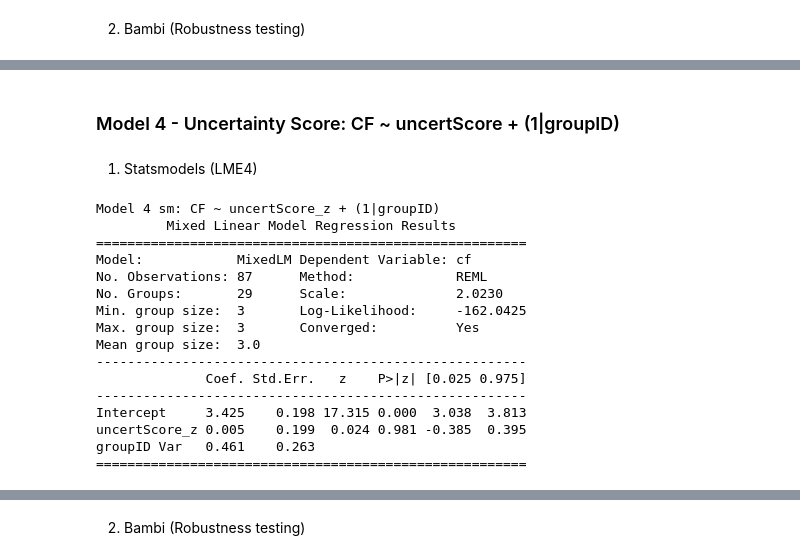
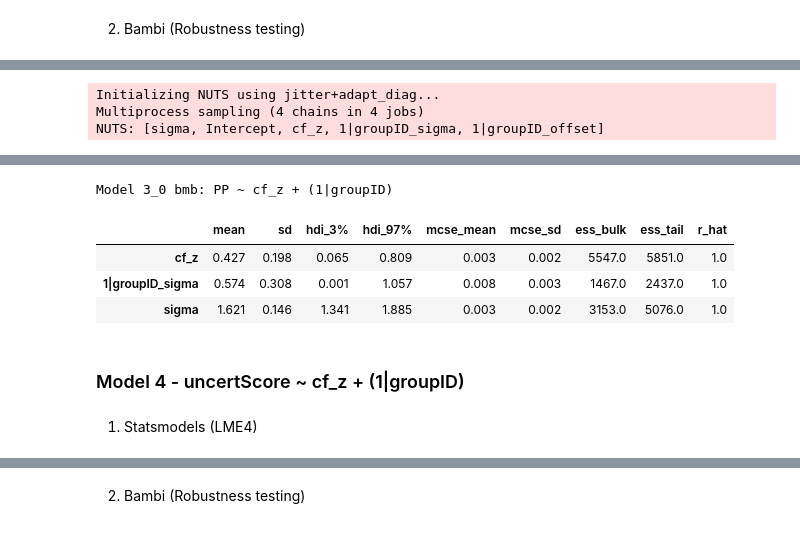
Before and after one commit to elvisortegafi/MultilevelAnalysis-RetrospectiveConfidencePerformance, a Jupyter notebook: confidence_performance_perception_uncertainty_score_SCR.ipynb, the cells around one changed output, grey strips where cells are left out. Drawn from its saved outputs; the diff is of its cells as text; code cells hidden in the pictures.

```diff
--- a/confidence_performance_perception_uncertainty_score_SCR.ipynb
+++ b/confidence_performance_perception_uncertainty_score_SCR.ipynb
@@ -1607,0 +1401,22 @@ Model 3 pp within-between bmb: CF ~ pp_within_z + pp_between_z + (1|groupID)
+# %%
+model3_0_bmb  = bmb.Model(
+    "pp ~ cf_z + (1|groupID)",
+    data=dat_model,
+    family="gaussian"
+)
+
+idata_model3_0_bmb = model3_0_bmb.fit(
+    draws=2000,
+    tune=2000,
+    chains=4,
+    cores=4,
+    random_seed=123,
+    target_accept=0.99
+)
+
+print("Model 3_0 bmb: PP ~ cf_z + (1|groupID)")
+az.summary(idata_model3_0_bmb, var_names=["cf_z", "1|groupID_sigma", "sigma"])
+# %% [output]
+Initializing NUTS using jitter+adapt_diag...
+Multiprocess sampling (4 chains in 4 jobs)
+NUTS: [sigma, Intercept, cf_z, 1|groupID_sigma, 1|groupID_offset]
@@ -1608,31 +1426,9 @@ Model 3 pp within-between bmb: CF ~ pp_within_z + pp_between_z + (1|groupID)
+Model 3_0 bmb: PP ~ cf_z + (1|groupID)
+|  | mean | sd | hdi_3% | hdi_97% | mcse_mean | mcse_sd | ess_bulk | ess_tail | r_hat |
+| cf_z | 0.427 | 0.198 | 0.065 | 0.809 | 0.003 | 0.002 | 5547.0 | 5851.0 | 1.0 |
+| 1|groupID_sigma | 0.574 | 0.308 | 0.001 | 1.057 | 0.008 | 0.003 | 1467.0 | 2437.0 | 1.0 |
+| sigma | 1.621 | 0.146 | 1.341 | 1.885 | 0.003 | 0.002 | 3153.0 | 5076.0 | 1.0 |
 # %% [markdown]
-### Model 4 - Uncertainty Score: CF ~ uncertScore + (1|groupID)
+### Model 4 - uncertScore ~ cf_z + (1|groupID)
 # %% [markdown]
 1. Statsmodels (LME4)
-# %%
-model4_sm = sm.MixedLM.from_formula(
-    "cf ~ uncertScore_z",
-    groups="groupID",
-    re_formula="1",
-    data=dat_model
-)
-result4_sm = model4_sm.fit(reml=True, method="lbfgs")
-print("Model 4 sm: CF ~ uncertScore_z + (1|groupID)")
-print(result4_sm.summary())
-# %% [output]
-Model 4 sm: CF ~ uncertScore_z + (1|groupID)
-         Mixed Linear Model Regression Results
-=======================================================
-Model:            MixedLM Dependent Variable: cf
-No. Observations: 87      Method:             REML
-No. Groups:       29      Scale:              2.0230
-Min. group size:  3       Log-Likelihood:     -162.0425
-Max. group size:  3       Converged:          Yes
-Mean group size:  3.0
--------------------------------------------------------
-              Coef. Std.Err.   z    P>|z| [0.025 0.975]
--------------------------------------------------------
-Intercept     3.425    0.198 17.315 0.000  3.038  3.813
-uncertScore_z 0.005    0.199  0.024 0.981 -0.385  0.395
-groupID Var   0.461    0.263
-=======================================================
```
Also changed, not shown: parts of 29 cells of this notebook, 1 other file.
